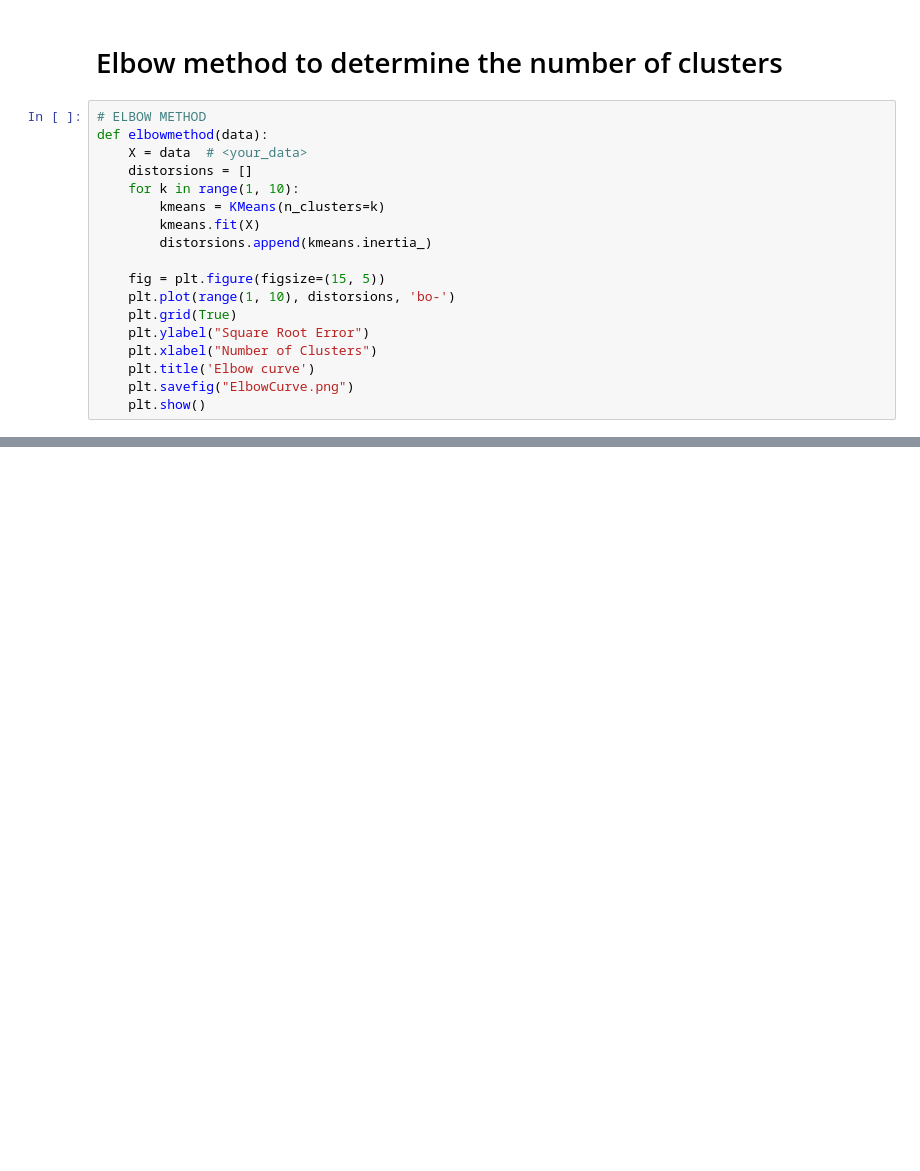
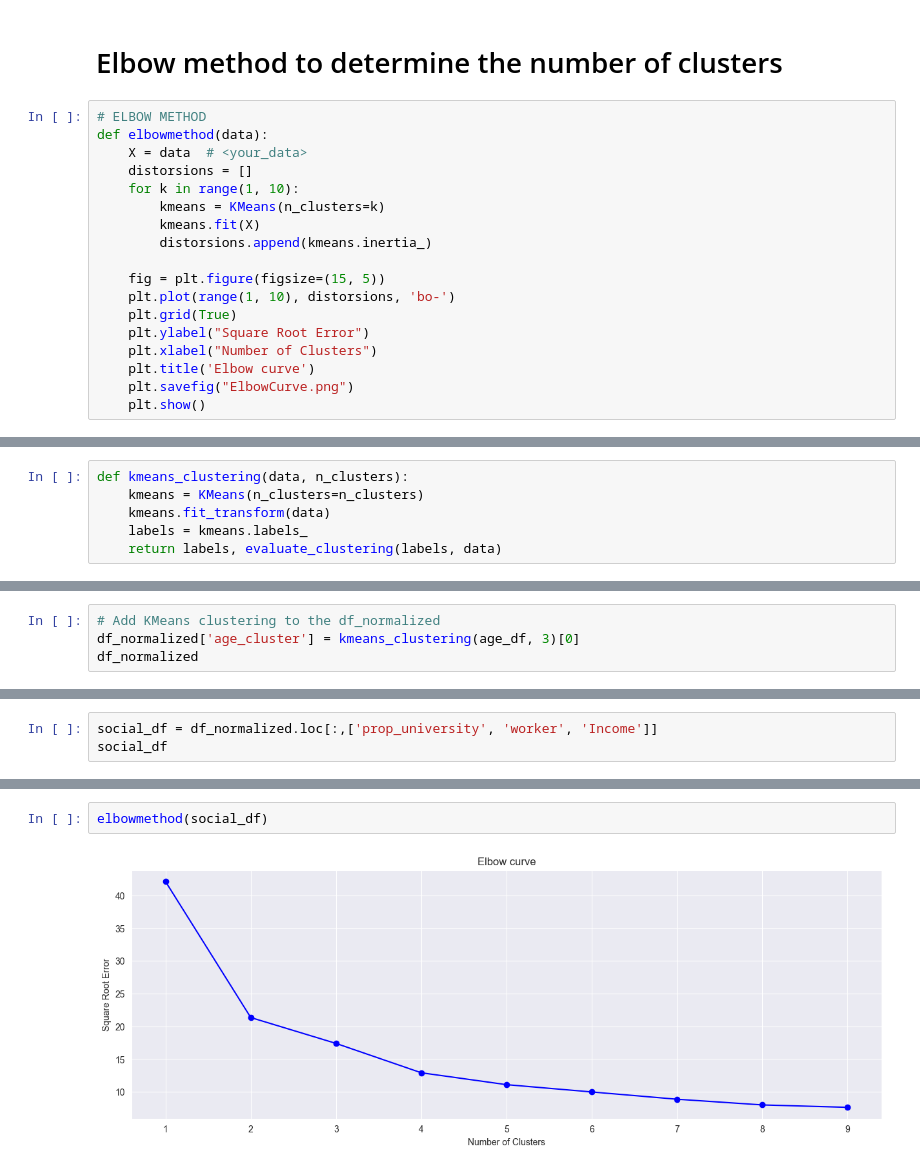
Before and after one commit to DarianOthman/SSP, a Jupyter notebook: SSP_project.ipynb, the cells around one changed output, grey strips where cells are left out. Saved outputs shown, nothing was run; the diff lists cells and outputs as text; blank space fills up the shorter version.

```diff
--- a/SSP_project.ipynb
+++ b/SSP_project.ipynb
@@ -171,0 +168,6 @@ labels:  [3 3 3 1 1 1 1 3 0 0 1 4 4 4 4 1 4 4 4 3 4 4 4 4 4 4 3 4 4 3 1 1 1 4 4
+# %%
+def kmeans_clustering(data, n_clusters):
+    kmeans = KMeans(n_clusters=n_clusters)
+    kmeans.fit_transform(data)
+    labels = kmeans.labels_
+    return labels, evaluate_clustering(labels, data)
@@ -171,0 +240,4 @@ labels:  [3 3 3 1 1 1 1 3 0 0 1 4 4 4 4 1 4 4 4 3 4 4 4 4 4 4 3 4 4 3 1 1 1 4 4
+# %%
+# Add KMeans clustering to the df_normalized
+df_normalized['age_cluster'] = kmeans_clustering(age_df, 3)[0]
+df_normalized
@@ -171,0 +258,3 @@ labels:  [3 3 3 1 1 1 1 3 0 0 1 4 4 4 4 1 4 4 4 3 4 4 4 4 4 4 3 4 4 3 1 1 1 4 4
+# %%
+social_df = df_normalized.loc[:,['prop_university', 'worker', 'Income']]
+social_df
@@ -171,0 +275,4 @@ labels:  [3 3 3 1 1 1 1 3 0 0 1 4 4 4 4 1 4 4 4 3 4 4 4 4 4 4 3 4 4 3 1 1 1 4 4
+# %%
+elbowmethod(social_df)
+# %% [output]
+[figure, added]
```
Also changed, not shown: parts of 54 cells of this notebook.
